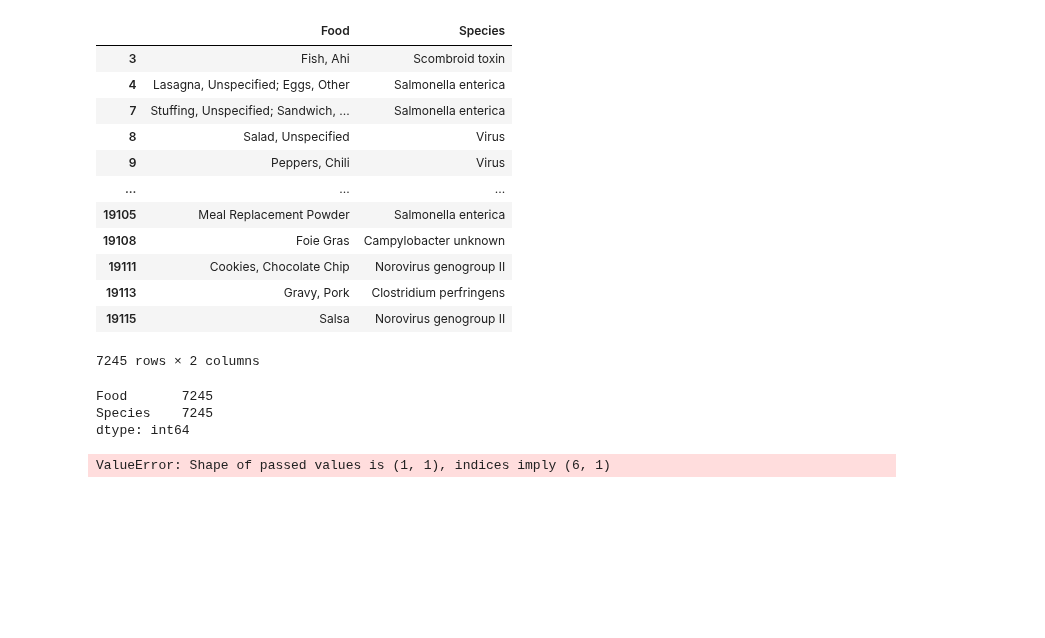
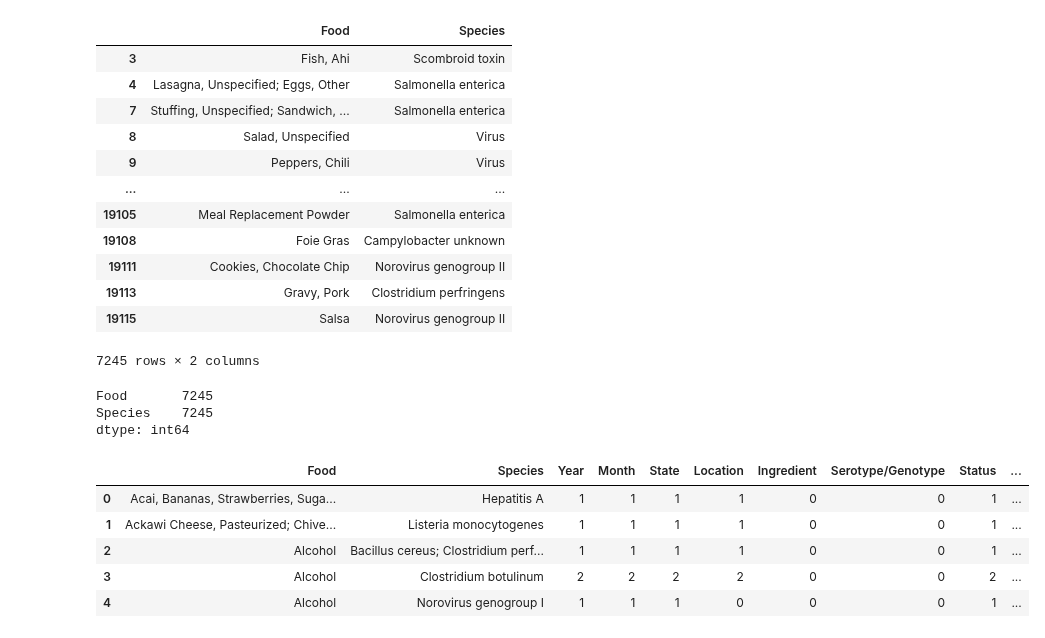
Before and after one commit to DINHC/foodborneillness, a Jupyter notebook: Foodborne_illness.ipynb, the cells around one changed output. Saved outputs shown, nothing was run; the diff lists cells and outputs as text; code cells hidden in the pictures; blank space fills up the shorter version.

```diff
--- a/Foodborne_illness.ipynb
+++ b/Foodborne_illness.ipynb
@@ -272,6 +275,14 @@ foodvirus = outbreaks_df.groupby('Species').filter(lambda x : len(x)>500)
 # %%
 # foodvirus = pd.DataFrame((['Food']),
 # index = (['Norovirus genogroup I', 'Salmonella enterica', 'Norovirus genogroup II','Norovirus unknown','Clostridium perfringens ', 'Staphylococcus aureus ']))
 # foodvirus = foodvirus.plot.pie(y = 'Food', figsize=(5,5))
+
+foodvirus = pd.DataFrame(outbreaks_df.groupby(['Food','Species']).count()).reset_index()
+foodvirus.head()
 # %% [output]
-ValueError: Shape of passed values is (1, 1), indices imply (6, 1)
+|  | Food | Species | Year | Month | State | Location | Ingredient | Serotype/Genotype | Status | ... |
+| 0 | Acai, Bananas, Strawberries, Suga... | Hepatitis A | 1 | 1 | 1 | 1 | 0 | 0 | 1 | ... |
+| 1 | Ackawi Cheese, Pasteurized; Chive... | Listeria monocytogenes | 1 | 1 | 1 | 1 | 0 | 0 | 1 | ... |
+| 2 | Alcohol | Bacillus cereus; Clostridium perf... | 1 | 1 | 1 | 1 | 0 | 0 | 1 | ... |
+| 3 | Alcohol | Clostridium botulinum | 2 | 2 | 2 | 2 | 0 | 0 | 2 | ... |
+| 4 | Alcohol | Norovirus genogroup I | 1 | 1 | 1 | 0 | 0 | 0 | 1 | ... |
```
Also changed, not shown: parts of 4 cells of this notebook.
